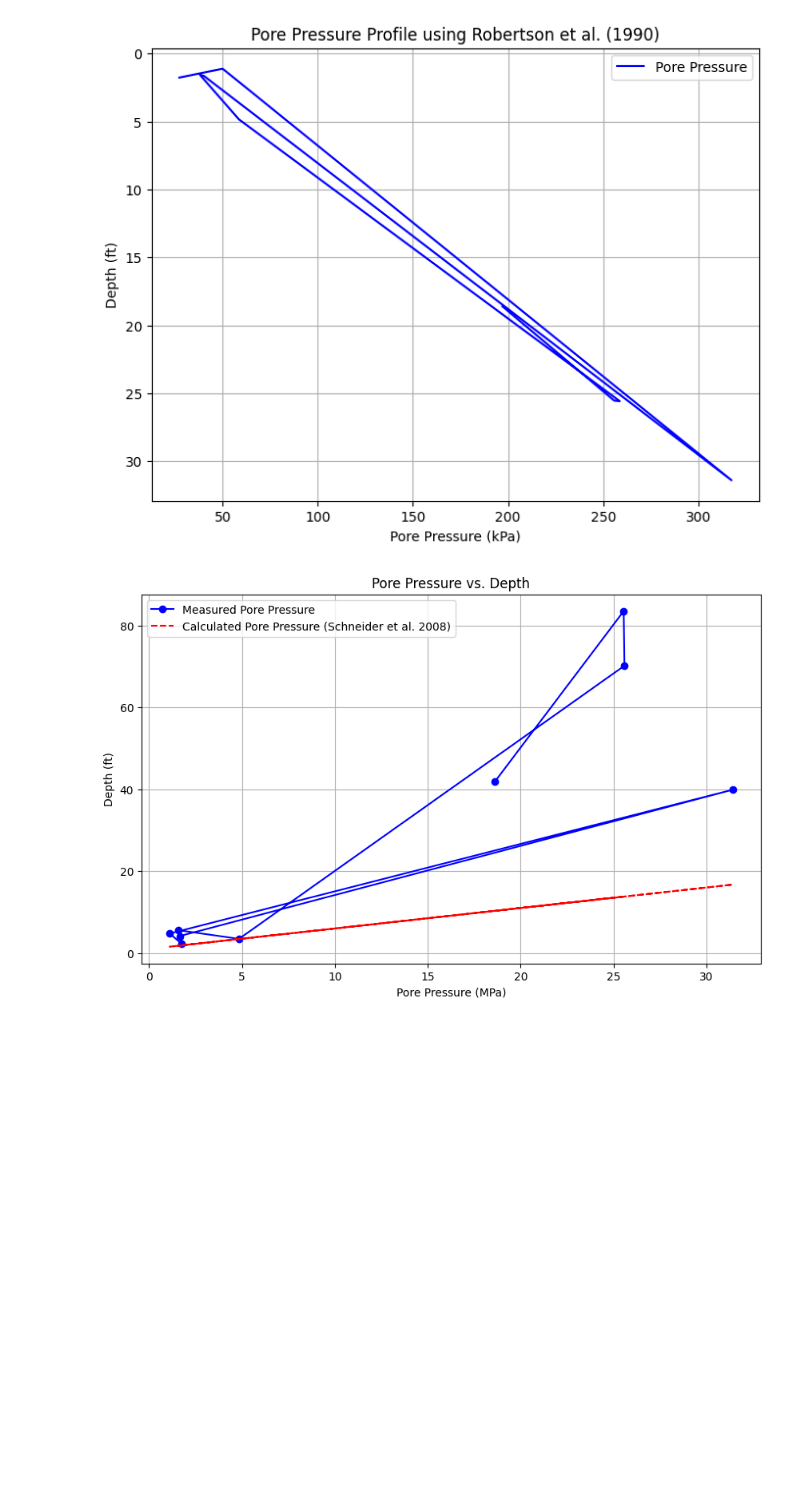
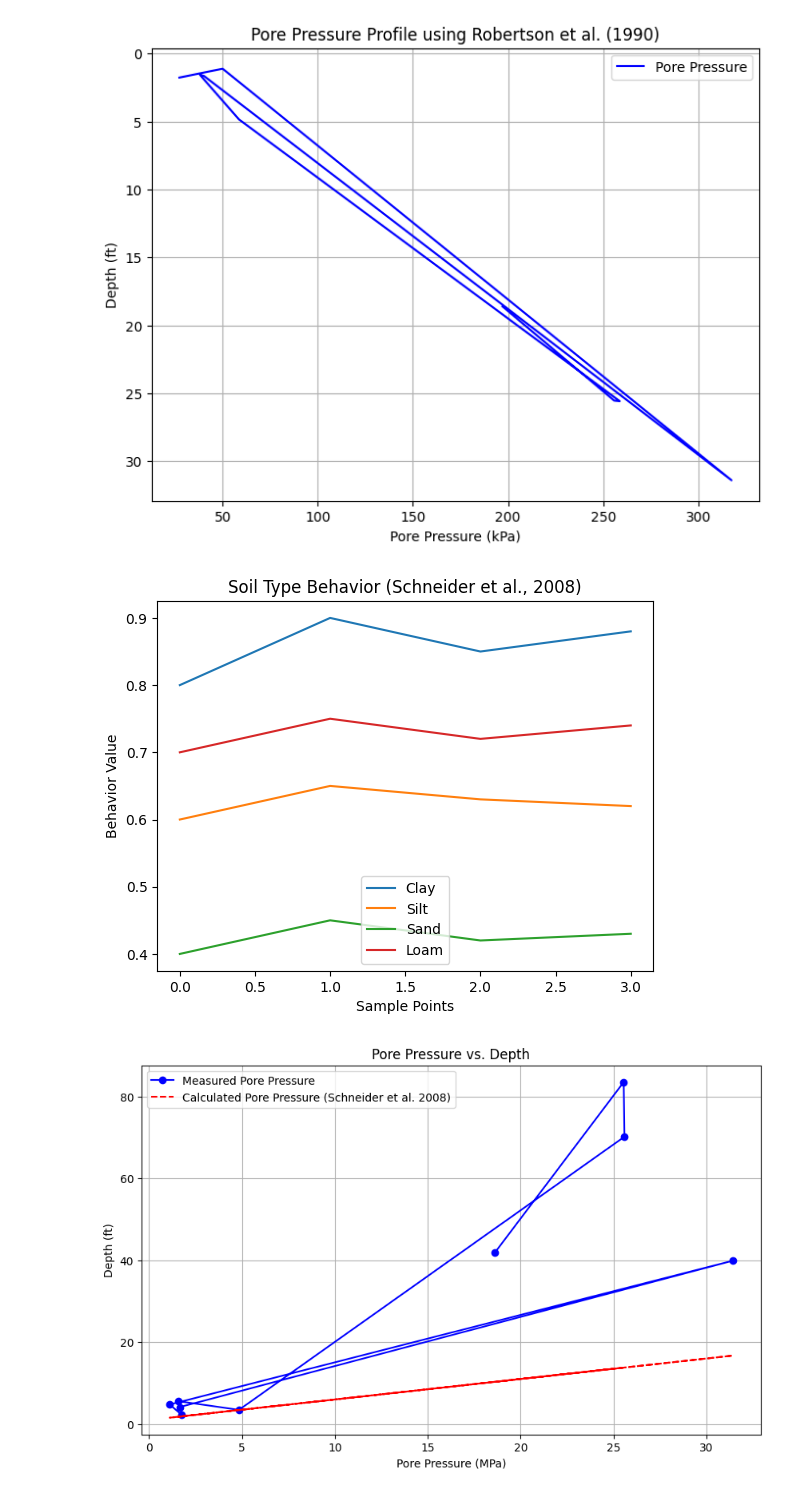
Before and after one commit to iGeology-Illinois/geol-581-module-3-principles-of-uncertainty-chapter-4-seanb7, a Jupyter notebook: Python Lab 4.ipynb, the cells around one changed output. Cells and saved outputs as stored; diff of their text form; code cells hidden in the pictures; blank space fills up the shorter version.

```diff
--- a/Python Lab 4.ipynb
+++ b/Python Lab 4.ipynb
@@ -561,3 +559,34 @@ plt.show()
+# %%
+# Soil type Behavior using Schneider et al 2008
+import matplotlib.pyplot as plt
+import numpy as np
+
+# Sample data based on Schneider et al. (2008)
+soil_types = ['Clay', 'Silt', 'Sand', 'Loam']
+behavior_values = {
+    'Clay': [0.8, 0.9, 0.85, 0.88],
+    'Silt': [0.6, 0.65, 0.63, 0.62],
+    'Sand': [0.4, 0.45, 0.42, 0.43],
+    'Loam': [0.7, 0.75, 0.72, 0.74]
+}
+
+# Create a figure and axis
+fig, ax = plt.subplots()
+
+# Plot data for each soil type
+for soil_type, values in behavior_values.items():
+    ax.plot(values, label=soil_type)
+
+# Add labels and title
+ax.set_xlabel('Sample Points')
+ax.set_ylabel('Behavior Value')
+ax.set_title('Soil Type Behavior (Schneider et al., 2008)')
+ax.legend()
+
+# Show the plot
+plt.show()
+# %% [output]
+[figure, added]
 # %%
 # Graphing Pore Pressure using Schneider et al 2008
 # Example data (replace with your actual data)
```
Also changed, not shown: parts of 1 cell of this notebook.
